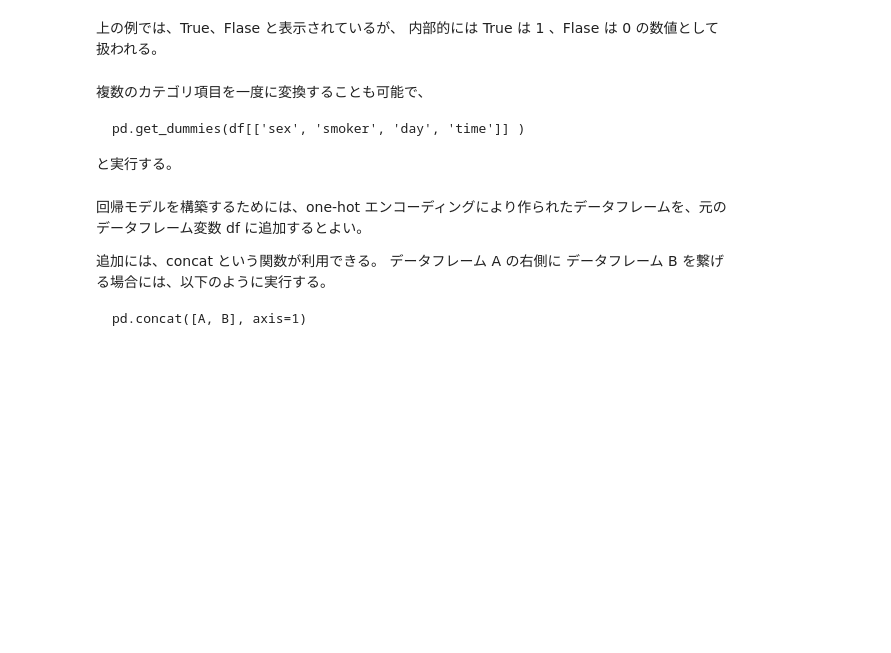
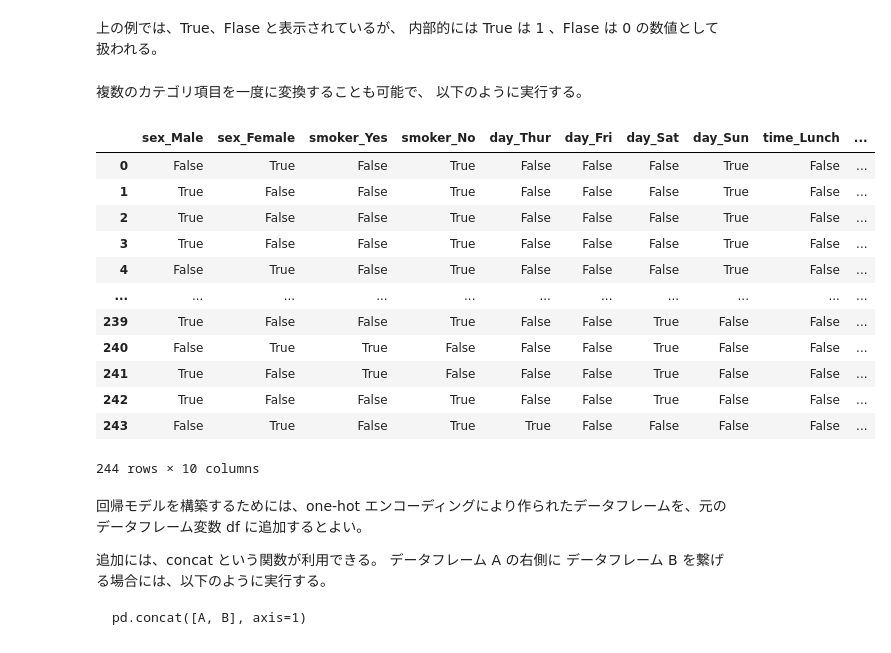
Before and after one commit to yajima-yasutoshi/DataMining2024, a Jupyter notebook: 20241126/回帰分析.ipynb, the cells around one changed output. Drawn from its saved outputs; the diff is of its cells as text; code cells hidden in the pictures; blank space fills up the shorter version.

````diff
--- a/20241126/回帰分析.ipynb
+++ b/20241126/回帰分析.ipynb
@@ -605,11 +750,23 @@ pd.get_dummies(df[['day']])
 # %% [markdown]
 上の例では、True、Flase と表示されているが、
 内部的には True は 1 、Flase は 0 の数値として扱われる。
-# %% [markdown]
-複数のカテゴリ項目を一度に変換することも可能で、
-
-```
-pd.get_dummies(df[['sex', 'smoker', 'day', 'time']] )
-```
-と実行する。
+# %% [markdown]
+複数のカテゴリ項目を一度に変換することも可能で、
+以下のように実行する。
+# %%
+pd.get_dummies(df[['sex', 'smoker', 'day', 'time']] )
+# %% [output]
+|  | sex_Male | sex_Female | smoker_Yes | smoker_No | day_Thur | day_Fri | day_Sat | day_Sun | time_Lunch | ... |
+| 0 | False | True | False | True | False | False | False | True | False | ... |
+| 1 | True | False | False | True | False | False | False | True | False | ... |
+| 2 | True | False | False | True | False | False | False | True | False | ... |
+| 3 | True | False | False | True | False | False | False | True | False | ... |
+| 4 | False | True | False | True | False | False | False | True | False | ... |
+| ... | ... | ... | ... | ... | ... | ... | ... | ... | ... | ... |
+| 239 | True | False | False | True | False | False | True | False | False | ... |
+| 240 | False | True | True | False | False | False | True | False | False | ... |
+| 241 | True | False | True | False | False | False | True | False | False | ... |
+| 242 | True | False | False | True | False | False | True | False | False | ... |
+| 243 | False | True | False | True | True | False | False | False | False | ... |
+244 rows × 10 columns
 # %% [markdown]
````
Also changed, not shown: parts of 62 cells of this notebook.
